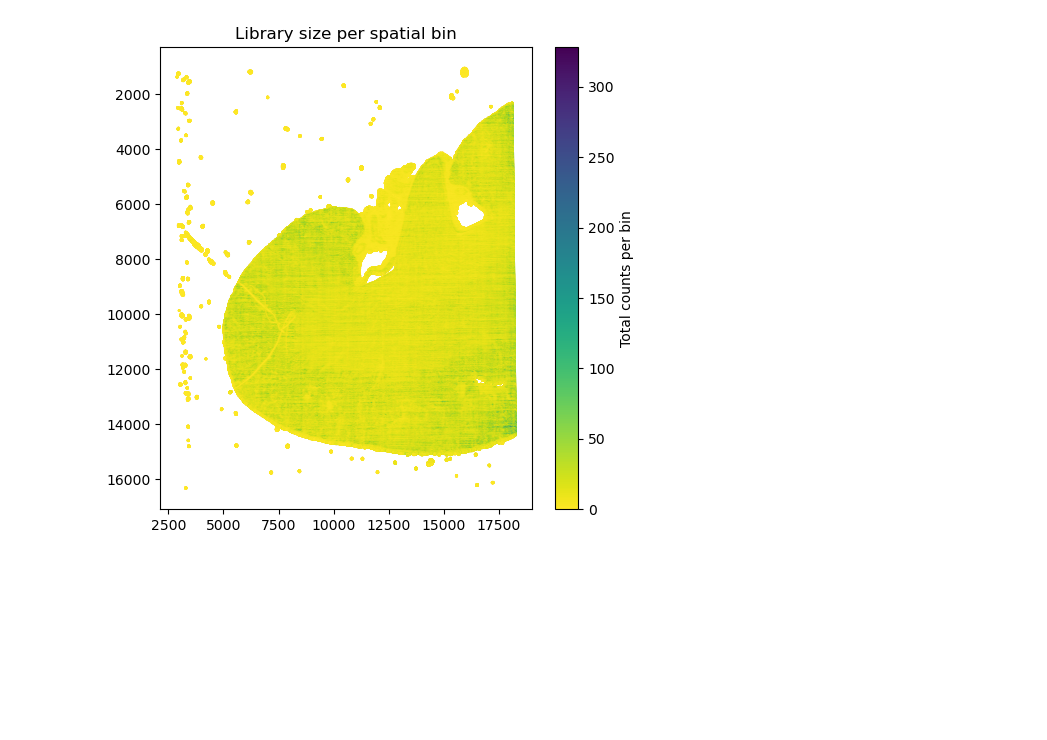
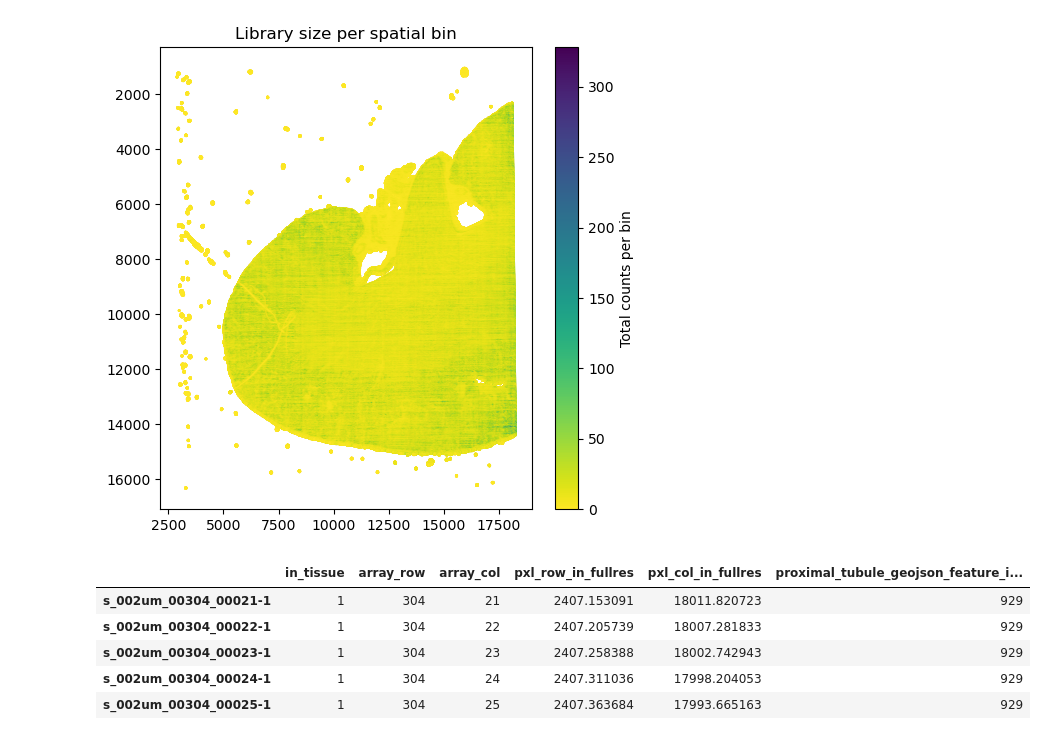
Before and after one commit to ssingh95jhu/Correlation_Kidney_Structure_Molecular_Presentation, a Jupyter notebook: Load_AnnData.ipynb, the cells around one changed output. Saved outputs shown, nothing was run; the diff lists cells and outputs as text; code cells hidden in the pictures; blank space fills up the shorter version.

```diff
--- a/Load_AnnData.ipynb
+++ b/Load_AnnData.ipynb
@@ -148,3 +148,15 @@ plt.title("Library size per spatial bin")
 plt.show()
 # %% [output]
 [figure]
+# %%
+ctrl1_data.obs['proximal_tubule_geojson_feature_index'].isna().sum() #To check how many bins are NaN (not assigned to any proximal tubules)
+ctrl1_data_PT = ctrl1_data[~ctrl1_data.obs['proximal_tubule_geojson_feature_index'].isna()].copy()
+ctrl1_data_PT.shape #to check the dimensions of the subset matrix
+ctrl1_data_PT.obs.head()
+# %% [output]
+|  | in_tissue | array_row | array_col | pxl_row_in_fullres | pxl_col_in_fullres | proximal_tubule_geojson_feature_i... |
+| s_002um_00304_00021-1 | 1 | 304 | 21 | 2407.153091 | 18011.820723 | 929 |
+| s_002um_00304_00022-1 | 1 | 304 | 22 | 2407.205739 | 18007.281833 | 929 |
+| s_002um_00304_00023-1 | 1 | 304 | 23 | 2407.258388 | 18002.742943 | 929 |
+| s_002um_00304_00024-1 | 1 | 304 | 24 | 2407.311036 | 17998.204053 | 929 |
+| s_002um_00304_00025-1 | 1 | 304 | 25 | 2407.363684 | 17993.665163 | 929 |
```
Also changed, not shown: parts of 2 cells of this notebook.
